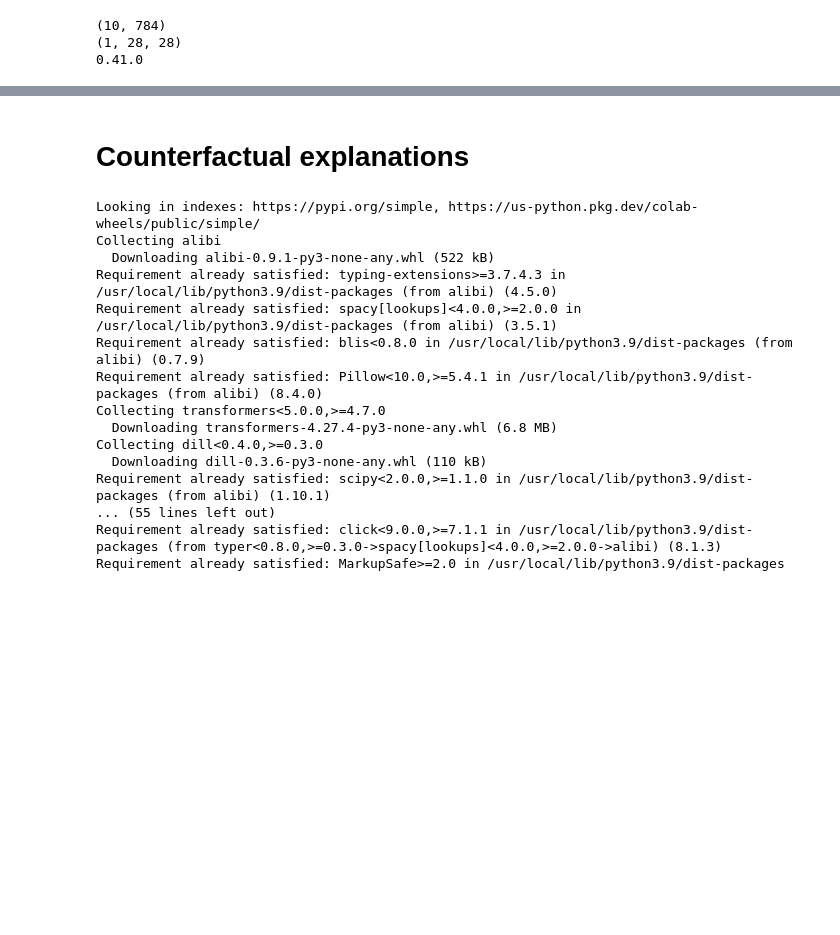
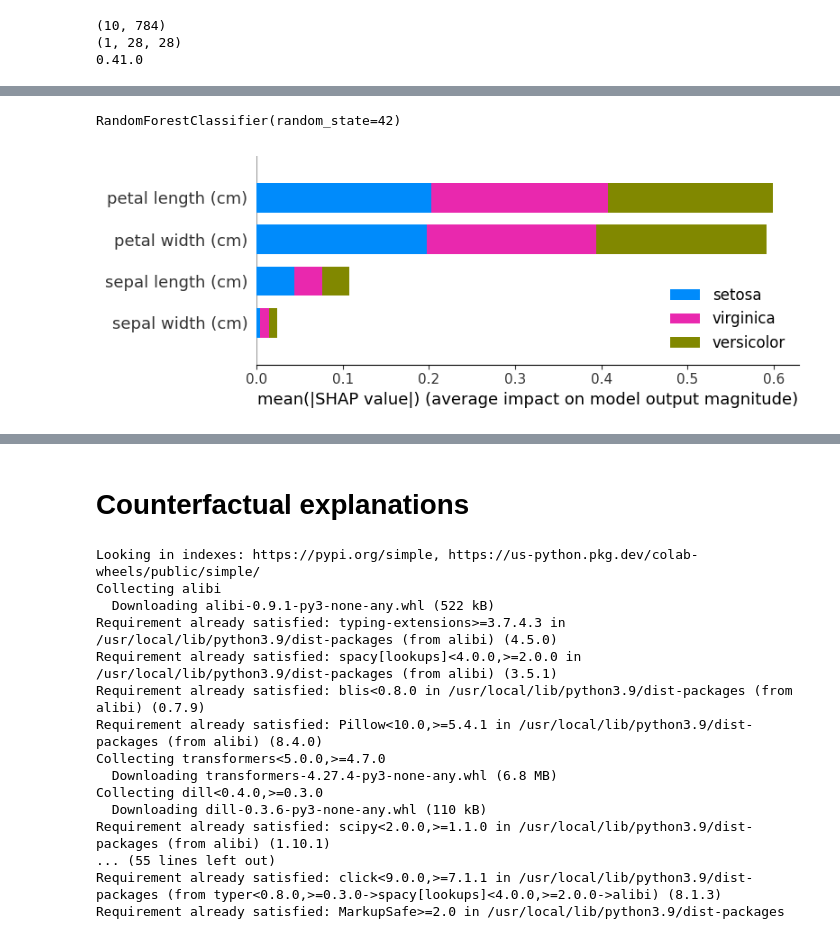
Before and after one commit to mobile-cloud-computing/XAIMethodsAnalysis, a Jupyter notebook: XAIANAlysis.ipynb, the cells around one changed output, grey strips where cells are left out. Saved outputs shown, nothing was run; the diff lists cells and outputs as text; code cells hidden in the pictures; blank space fills up the shorter version.

```diff
--- a/XAIANAlysis.ipynb
+++ b/XAIANAlysis.ipynb
@@ -238,0 +274,28 @@ except Exception as e:
+# %%
+import shap
+from sklearn.datasets import load_iris
+from sklearn.ensemble import RandomForestClassifier
+from sklearn.model_selection import train_test_split
+
+# Load the Iris dataset
+iris = load_iris()
+X = iris.data
+y = iris.target
+
+# Split the data into training and test sets
+X_train, X_test, y_train, y_test = train_test_split(X, y, test_size=0.2, random_state=42)
+
+# Train a random forest classifier
+rf = RandomForestClassifier(n_estimators=100, random_state=42)
+rf.fit(X_train, y_train)
+# %% [output]
+RandomForestClassifier(random_state=42)
+# %%
+# Calculate the SHAP values for the test set
+explainer = shap.TreeExplainer(rf)
+shap_values = explainer.shap_values(X_test)
+
+# Visualize the SHAP values
+shap.summary_plot(shap_values, X_test, feature_names=iris.feature_names, class_names=iris.target_names)
+# %% [output]
+[figure, added]
```
Also changed, not shown: parts of 9 cells of this notebook.
